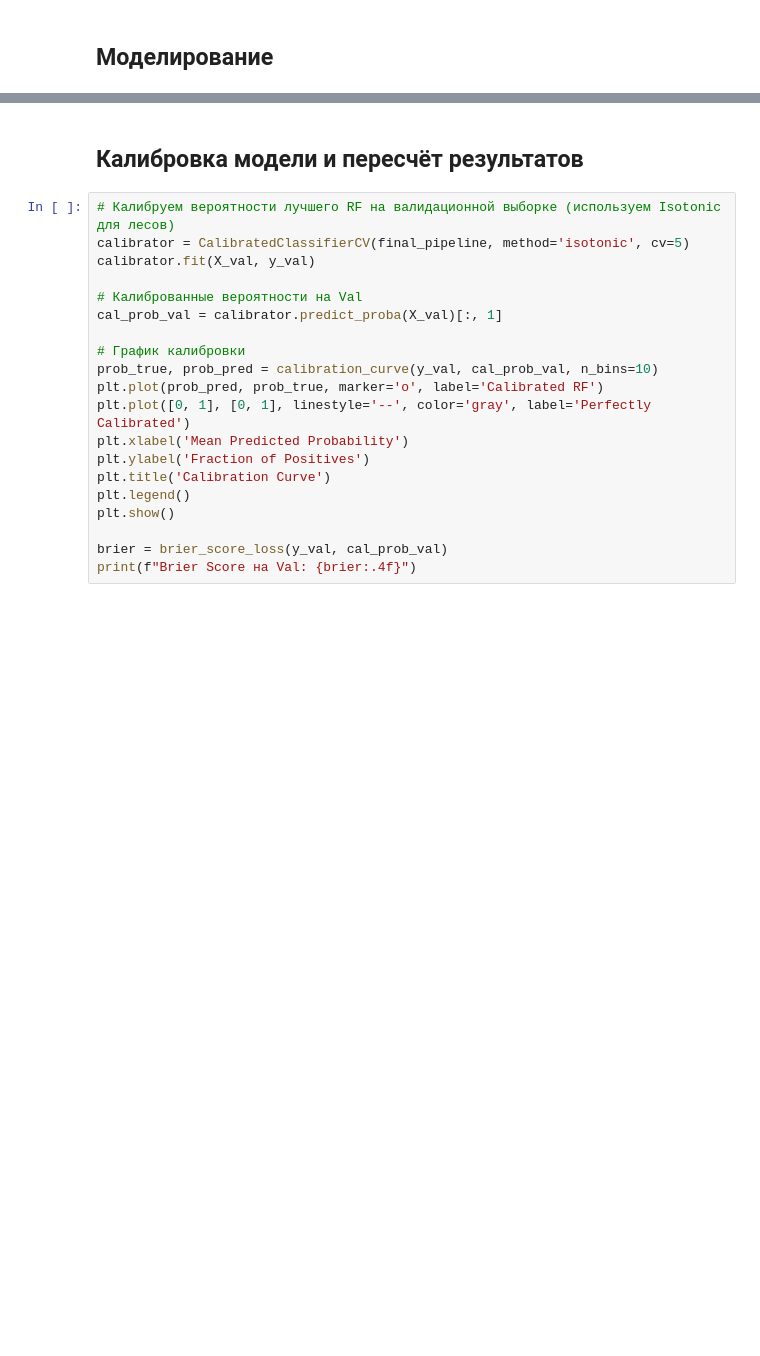
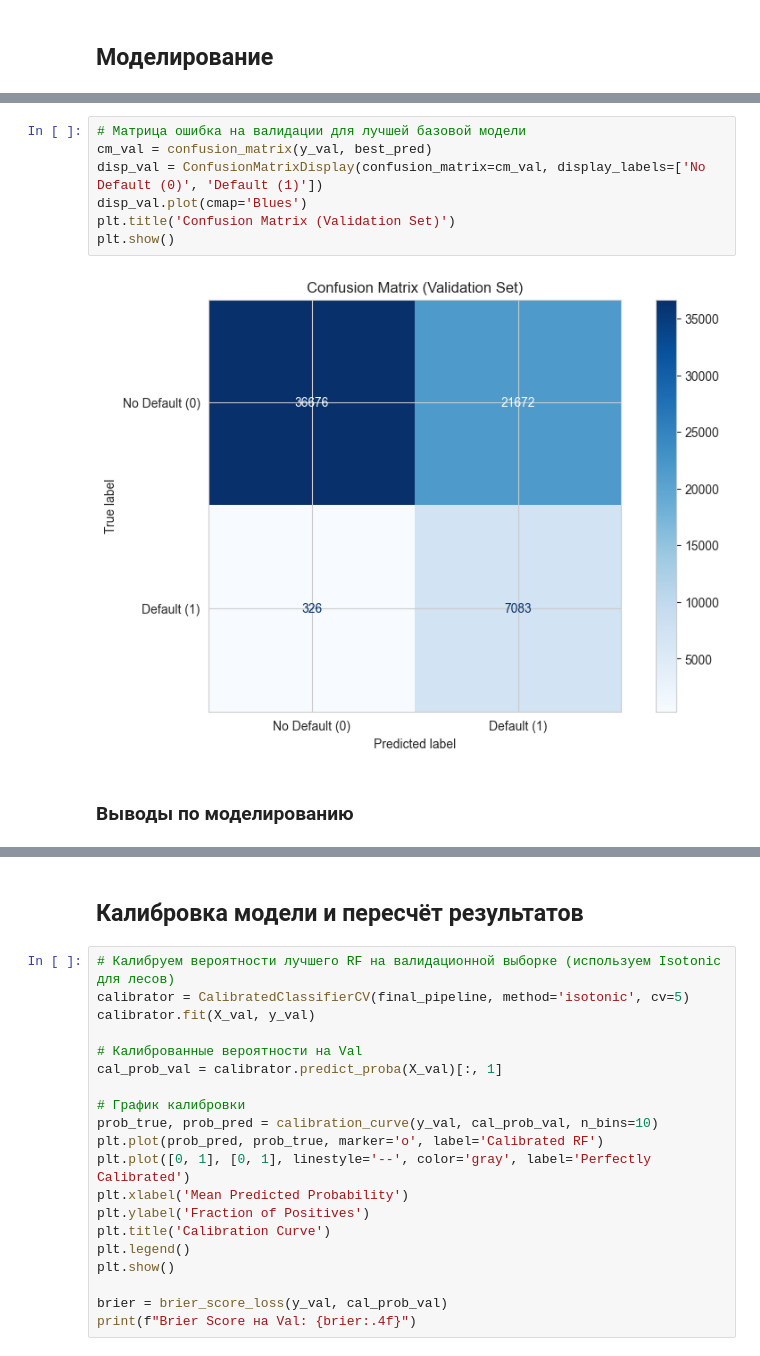
Before and after one commit to MEYakunin/Sprint15_User_Behavior_Scoring, a Jupyter notebook: User_Behavior_Scoring.ipynb, the cells around one changed output, grey strips where cells are left out. Saved outputs shown, nothing was run; the diff lists cells and outputs as text; blank space fills up the shorter version.

```diff
--- a/User_Behavior_Scoring.ipynb
+++ b/User_Behavior_Scoring.ipynb
@@ -972 +1055,12 @@ Missed Defaults Rate: 4.55%
 ------------------------------
+# %%
+# Матрица ошибка на валидации для лучшей базовой модели
+cm_val = confusion_matrix(y_val, best_pred)
+disp_val = ConfusionMatrixDisplay(confusion_matrix=cm_val, display_labels=['No Default (0)', 'Default (1)'])
+disp_val.plot(cmap='Blues')
+plt.title('Confusion Matrix (Validation Set)')
+plt.show()
+# %% [output]
+[figure, added]
+# %% [markdown]
+### Выводы по моделированию
```
Also changed, not shown: parts of 26 cells of this notebook, 1 other file.
